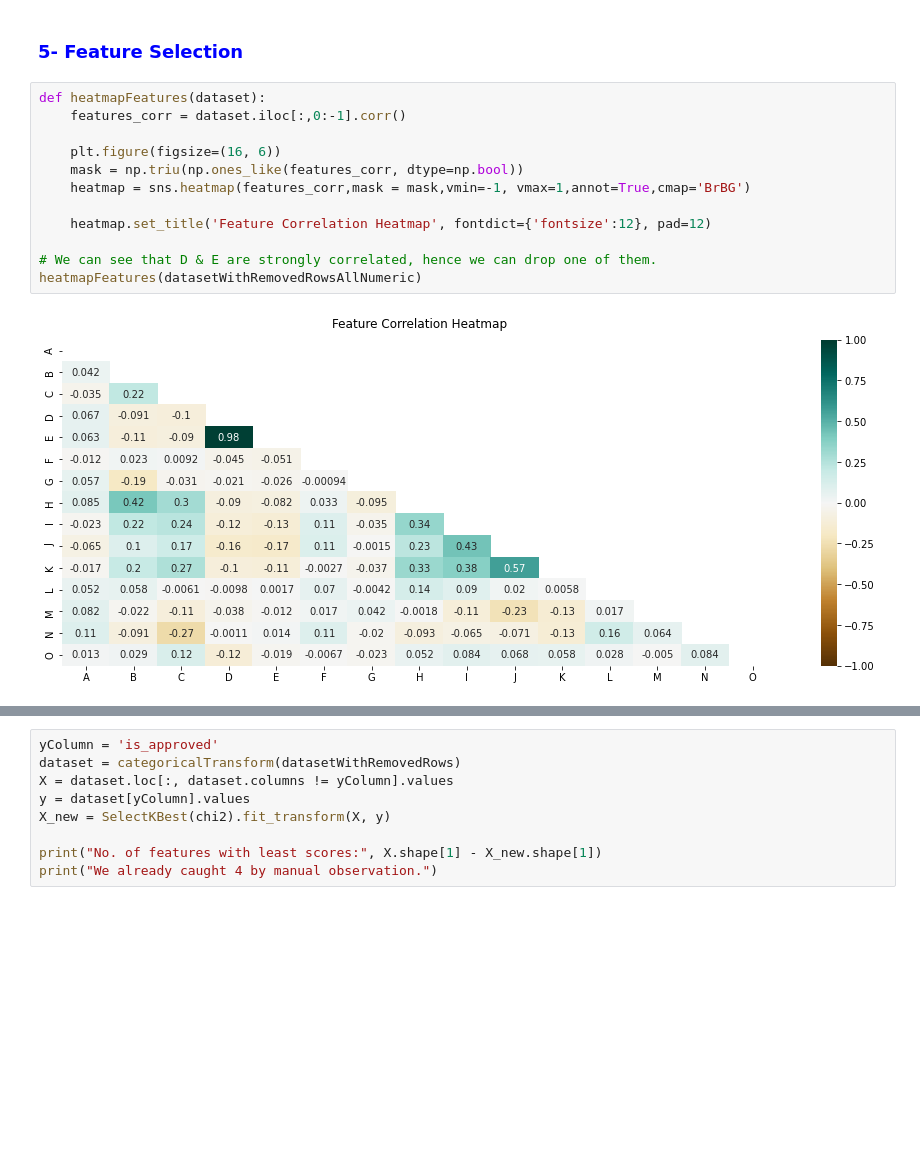
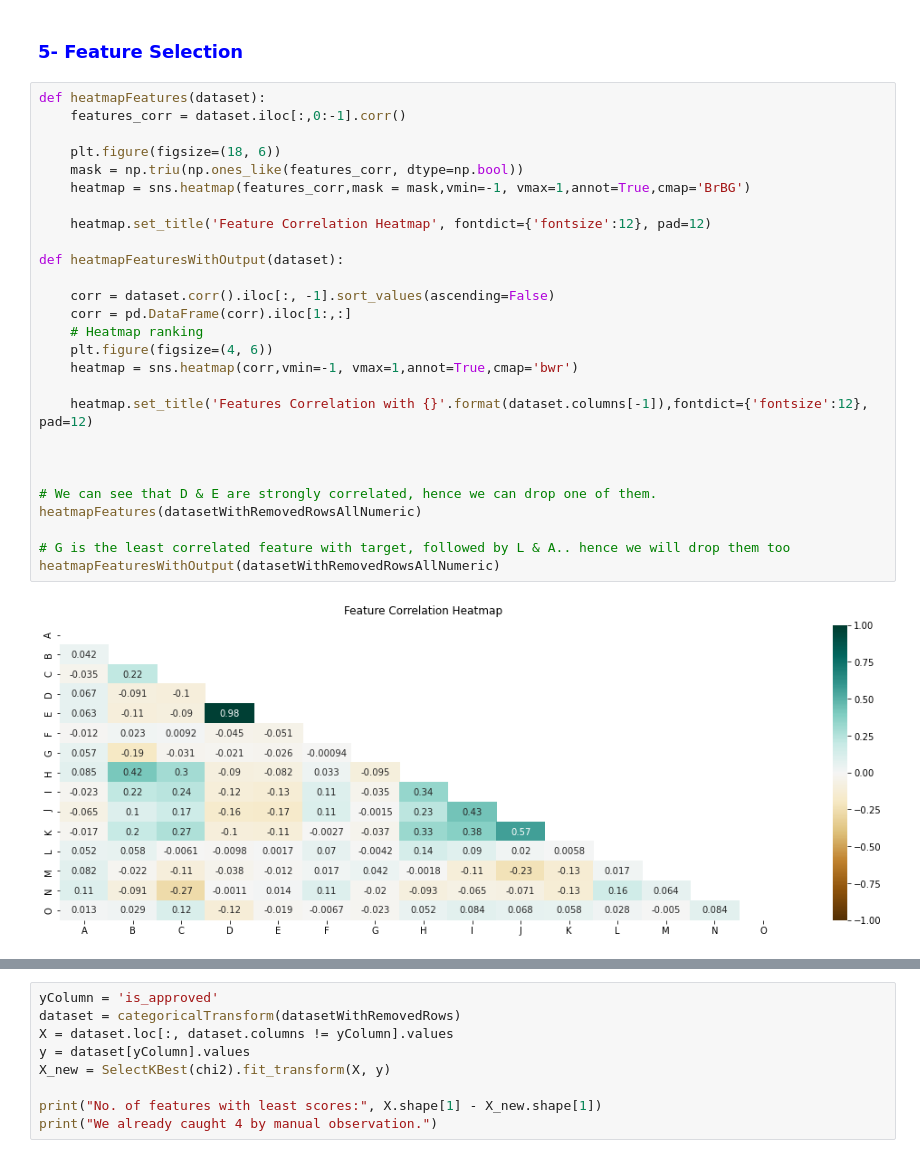
Before and after one commit to lebaz20/credit-approval-ml, a Jupyter notebook: project.ipynb, the cells around one changed output, grey strips where cells are left out. Drawn from its saved outputs; the diff is of its cells as text; blank space fills up the shorter version.

Commit message:
Cleanup graphs display

```diff
--- a/project.ipynb
+++ b/project.ipynb
@@ -656,14 +650,29 @@ datasetWithRemovedRowsAllNumeric.describe()
 # %%
 def heatmapFeatures(dataset):
     features_corr = dataset.iloc[:,0:-1].corr()
 
-    plt.figure(figsize=(16, 6))
+    plt.figure(figsize=(18, 6))
     mask = np.triu(np.ones_like(features_corr, dtype=np.bool))
     heatmap = sns.heatmap(features_corr,mask = mask,vmin=-1, vmax=1,annot=True,cmap='BrBG')
 
     heatmap.set_title('Feature Correlation Heatmap', fontdict={'fontsize':12}, pad=12)
 
+def heatmapFeaturesWithOutput(dataset):
+
+    corr = dataset.corr().iloc[:, -1].sort_values(ascending=False)
+    corr = pd.DataFrame(corr).iloc[1:,:]
+    # Heatmap ranking
+    plt.figure(figsize=(4, 6))
+    heatmap = sns.heatmap(corr,vmin=-1, vmax=1,annot=True,cmap='bwr')
+
+    heatmap.set_title('Features Correlation with {}'.format(dataset.columns[-1]),fontdict={'fontsize':12}, pad=12)
+
+
+
 # We can see that D & E are strongly correlated, hence we can drop one of them.
 heatmapFeatures(datasetWithRemovedRowsAllNumeric)
+
+# G is the least correlated feature with target, followed by L & A.. hence we will drop them too
+heatmapFeaturesWithOutput(datasetWithRemovedRowsAllNumeric)
 # %% [output]
-[figure, old version]
+[figure, new version]
```
Also changed, not shown: parts of 35 cells of this notebook, 1 other file.
